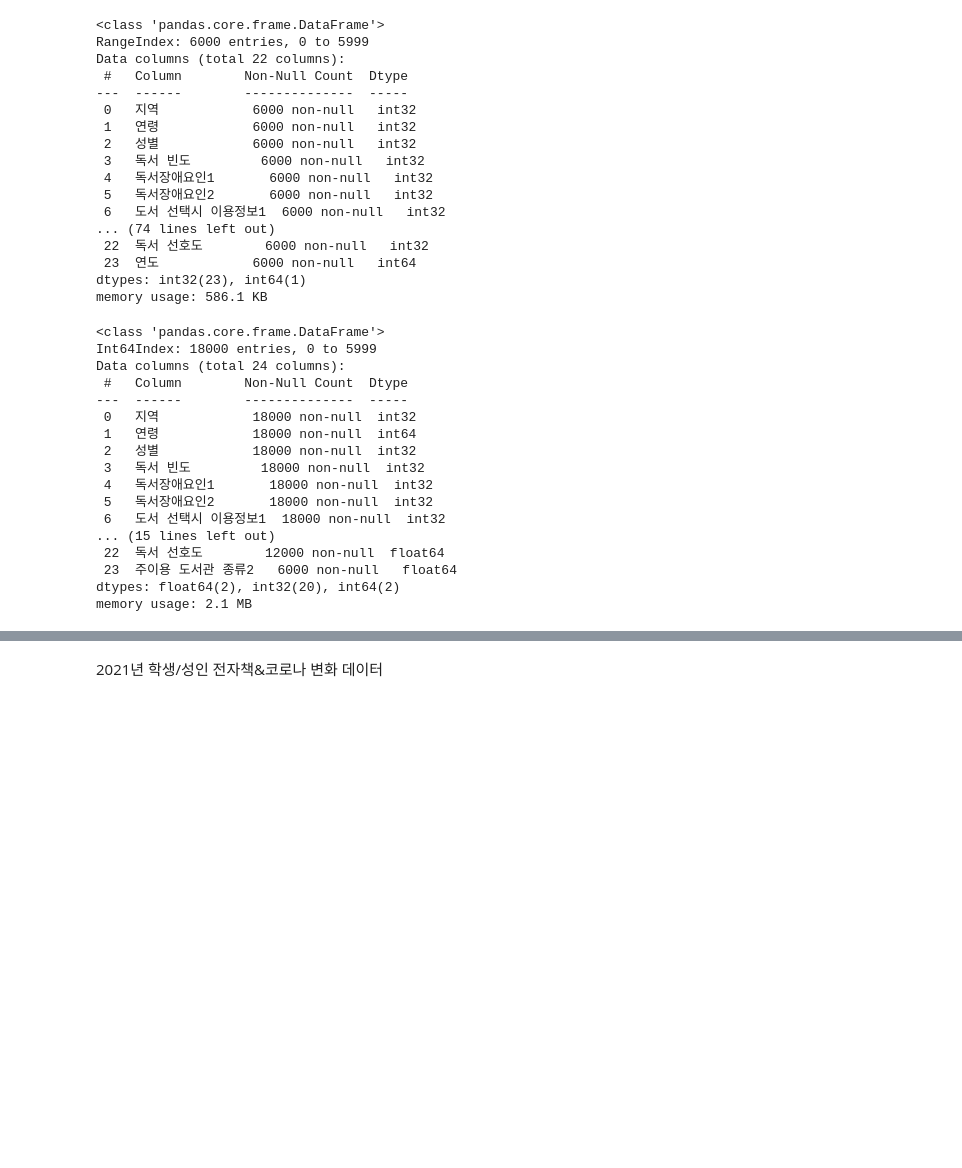
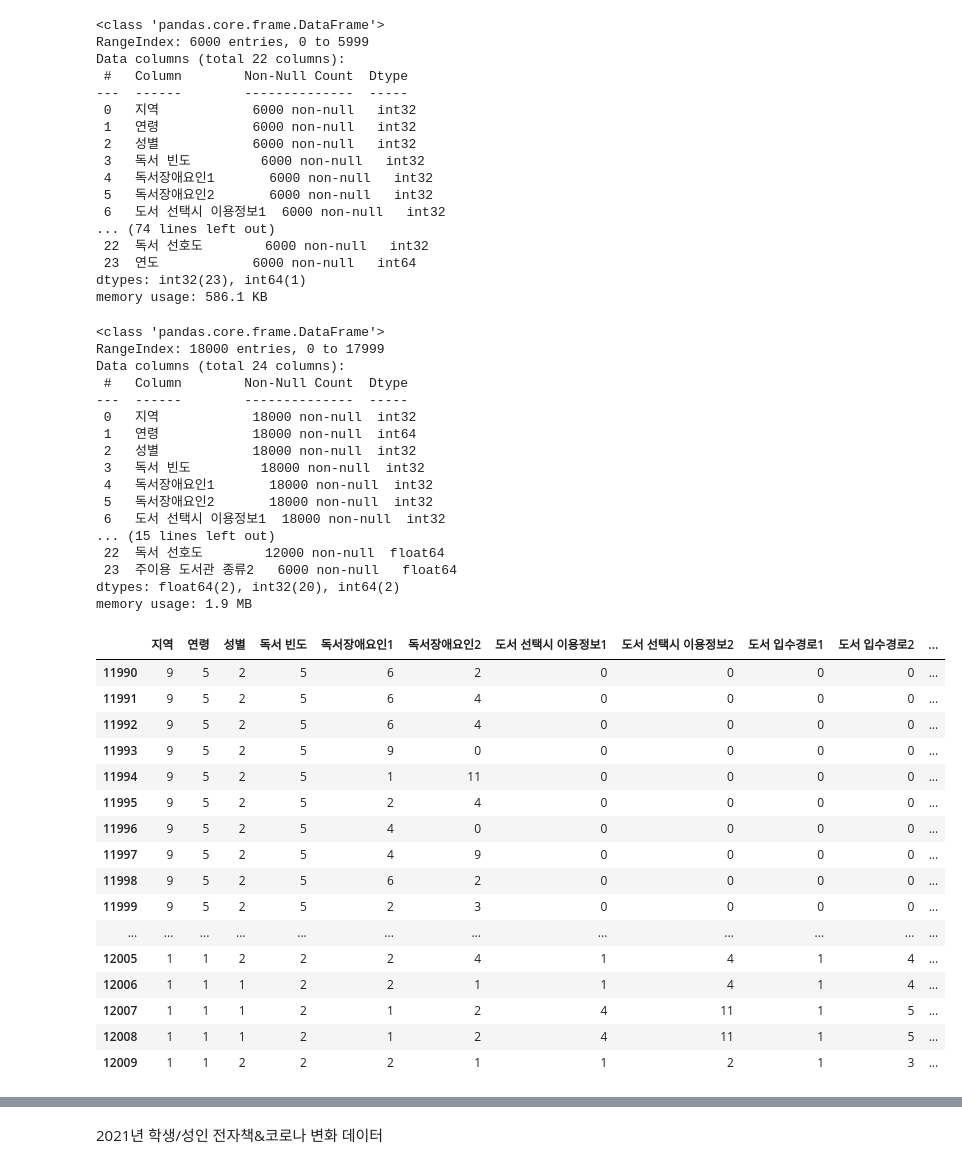
Before and after one commit to Yerial1125/semi_project, a Jupyter notebook: E조_세미프로젝트.ipynb, the cells around one changed output, grey strips where cells are left out. Drawn from its saved outputs; the diff is of its cells as text; code cells hidden in the pictures; blank space fills up the shorter version.

```diff
--- a/E조_세미프로젝트.ipynb
+++ b/E조_세미프로젝트.ipynb
@@ -309,26 +309,44 @@ Adult_2021['이용 목적'].replace({2:8,3:2,4:3,5:4,7:5},inplace=True)
 Adult_2017['비이용 이유'].replace({1:2,2:3,3:4,4:5,5:6,6:7,7:8,8:13,10:14,11:10,12:11},inplace=True)
 Adult_2021['비이용 이유'].replace({5:6,6:7,7:8,8:9,9:10,10:11},inplace=True)
 # %%
-total_adult = pd.concat([Adult_2017,Adult_2019,Adult_2021])
+total_adult = pd.concat([Adult_2017,Adult_2019,Adult_2021]).reset_index(drop=True)
 total_adult.info()
+total_adult[11990:12010]
 # %% [output]
 <class 'pandas.core.frame.DataFrame'>
-Int64Index: 18000 entries, 0 to 5999
+RangeIndex: 18000 entries, 0 to 17999
 Data columns (total 24 columns):
  #   Column        Non-Null Count  Dtype
 ---  ------        --------------  -----
  0   지역            18000 non-null  int32
  1   연령            18000 non-null  int64
  2   성별            18000 non-null  int32
  3   독서 빈도         18000 non-null  int32
  4   독서장애요인1       18000 non-null  int32
  5   독서장애요인2       18000 non-null  int32
  6   도서 선택시 이용정보1  18000 non-null  int32
 ... (15 lines left out)
  22  독서 선호도        12000 non-null  float64
  23  주이용 도서관 종류2   6000 non-null   float64
 dtypes: float64(2), int32(20), int64(2)
-memory usage: 2.1 MB
+memory usage: 1.9 MB
+|  | 지역 | 연령 | 성별 | 독서 빈도 | 독서장애요인1 | 독서장애요인2 | 도서 선택시 이용정보1 | 도서 선택시 이용정보2 | 도서 입수경로1 | 도서 입수경로2 | ... |
+| 11990 | 9 | 5 | 2 | 5 | 6 | 2 | 0 | 0 | 0 | 0 | ... |
+| 11991 | 9 | 5 | 2 | 5 | 6 | 4 | 0 | 0 | 0 | 0 | ... |
+| 11992 | 9 | 5 | 2 | 5 | 6 | 4 | 0 | 0 | 0 | 0 | ... |
+| 11993 | 9 | 5 | 2 | 5 | 9 | 0 | 0 | 0 | 0 | 0 | ... |
+| 11994 | 9 | 5 | 2 | 5 | 1 | 11 | 0 | 0 | 0 | 0 | ... |
+| 11995 | 9 | 5 | 2 | 5 | 2 | 4 | 0 | 0 | 0 | 0 | ... |
+| 11996 | 9 | 5 | 2 | 5 | 4 | 0 | 0 | 0 | 0 | 0 | ... |
+| 11997 | 9 | 5 | 2 | 5 | 4 | 9 | 0 | 0 | 0 | 0 | ... |
+| 11998 | 9 | 5 | 2 | 5 | 6 | 2 | 0 | 0 | 0 | 0 | ... |
+| 11999 | 9 | 5 | 2 | 5 | 2 | 3 | 0 | 0 | 0 | 0 | ... |
+| ... | ... | ... | ... | ... | ... | ... | ... | ... | ... | ... | ... |
+| 12005 | 1 | 1 | 2 | 2 | 2 | 4 | 1 | 4 | 1 | 4 | ... |
+| 12006 | 1 | 1 | 1 | 2 | 2 | 1 | 1 | 4 | 1 | 4 | ... |
+| 12007 | 1 | 1 | 1 | 2 | 1 | 2 | 4 | 11 | 1 | 5 | ... |
+| 12008 | 1 | 1 | 1 | 2 | 1 | 2 | 4 | 11 | 1 | 5 | ... |
+| 12009 | 1 | 1 | 2 | 2 | 2 | 1 | 1 | 2 | 1 | 3 | ... |
 # %%
 total_adult.지역.replace({1:'서울',2:'부산',3:'대구',4:'인천',5:'광주',6:'대전',7:'울산',8:'세종',
                 9:'경기', 10:'강원', 11:'충북', 12:'충남', 13:'전북',14:'전남',15:'경북',16:'경남',17:'제주'}, inplace=True)
```
Also changed, not shown: parts of 19 cells of this notebook.
